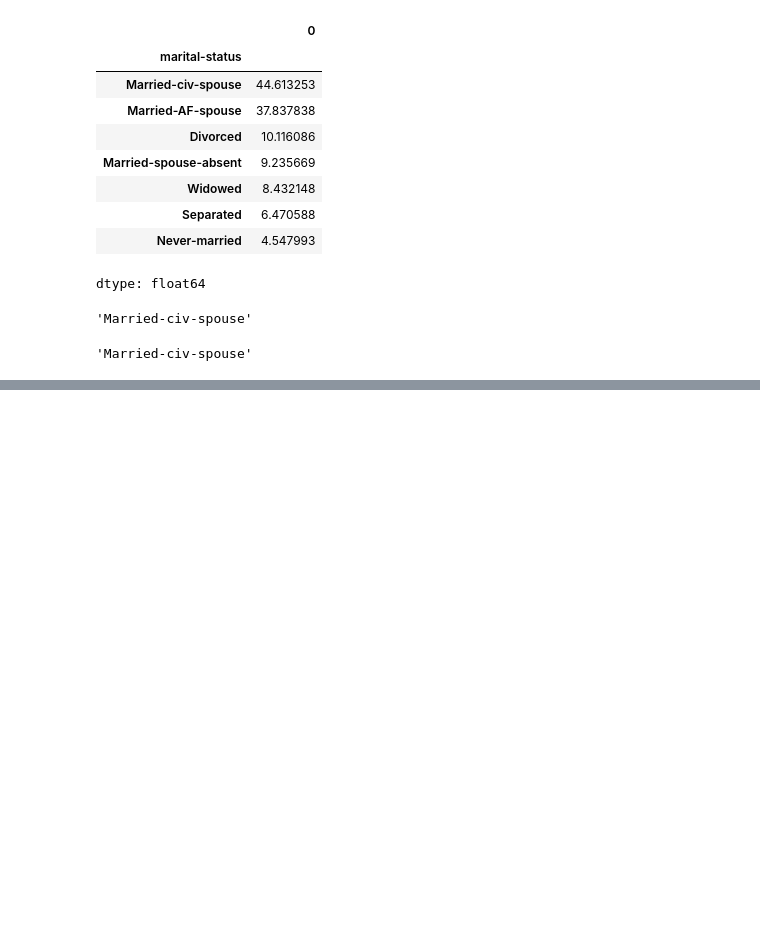
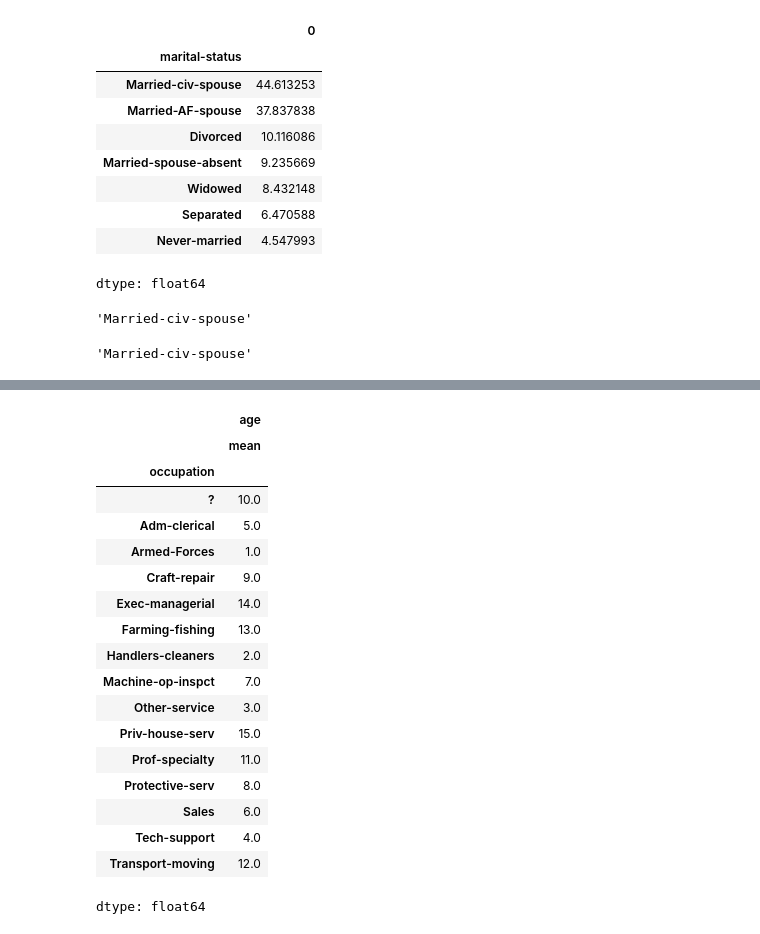
Before and after one commit to parvesh7o7/Data-Science-Learning, a Jupyter notebook: real_project.ipynb, the cells around one changed output, grey strips where cells are left out. Drawn from its saved outputs; the diff is of its cells as text; code cells hidden in the pictures; blank space fills up the shorter version.

```diff
--- a/real_project.ipynb
+++ b/real_project.ipynb
@@ -662,0 +793,22 @@ adult_db.head()
+# %%
+occupation_group[('age', 'mean')].rank()
+# %% [output]
+|  | age |
+|  | mean |
+| occupation |  |
+| ? | 10.0 |
+| Adm-clerical | 5.0 |
+| Armed-Forces | 1.0 |
+| Craft-repair | 9.0 |
+| Exec-managerial | 14.0 |
+| Farming-fishing | 13.0 |
+| Handlers-cleaners | 2.0 |
+| Machine-op-inspct | 7.0 |
+| Other-service | 3.0 |
+| Priv-house-serv | 15.0 |
+| Prof-specialty | 11.0 |
+| Protective-serv | 8.0 |
+| Sales | 6.0 |
+| Tech-support | 4.0 |
+| Transport-moving | 12.0 |
+dtype: float64
```
Also changed, not shown: parts of 13 cells of this notebook.
